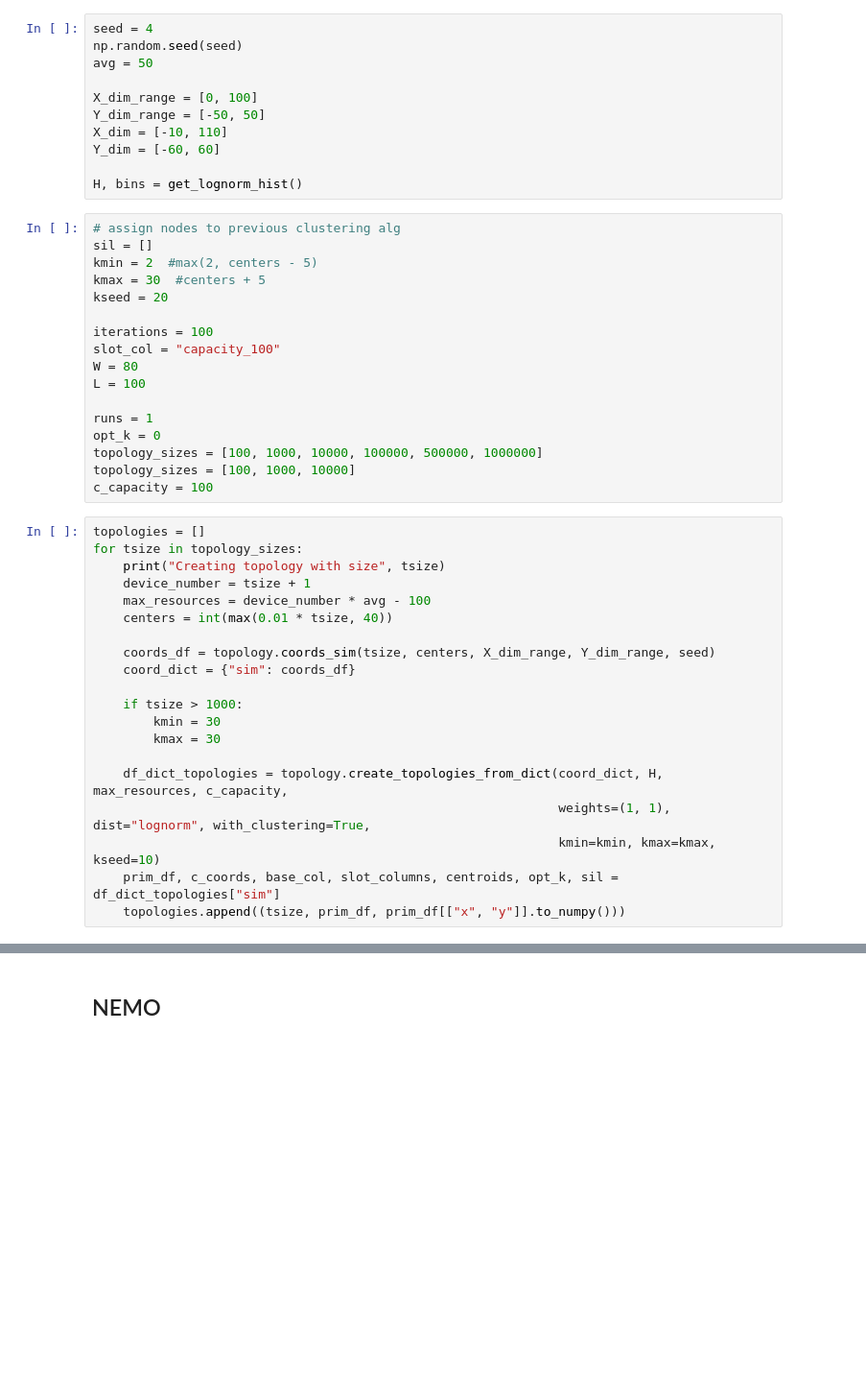
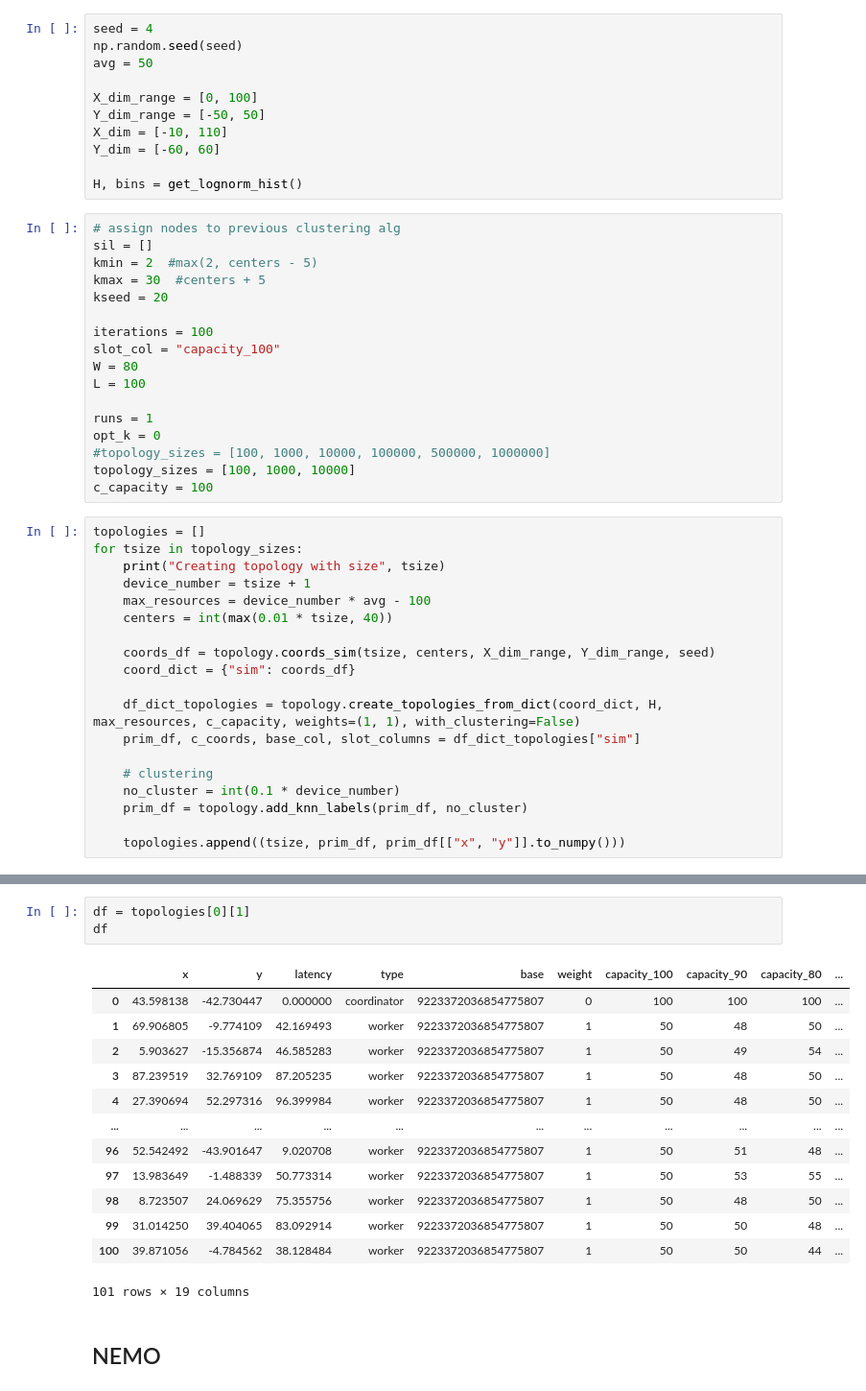
Before and after one commit to xchatzil/NEMO, a Jupyter notebook: notebooks/ScalabilityTests.ipynb, the cells around one changed output, grey strips where cells are left out. Shown: that part at 96% size. Drawn from its saved outputs; the diff is of its cells as text; blank space fills up the shorter version.

```diff
--- a/notebooks/ScalabilityTests.ipynb
+++ b/notebooks/ScalabilityTests.ipynb
@@ -43,7 +44,7 @@ L = 100
 
 runs = 1
 opt_k = 0
-topology_sizes = [100, 1000, 10000, 100000, 500000, 1000000]
+#topology_sizes = [100, 1000, 10000, 100000, 500000, 1000000]
 topology_sizes = [100, 1000, 10000]
 c_capacity = 100
 # %%
@@ -57,14 +58,13 @@ for tsize in topology_sizes:
     coords_df = topology.coords_sim(tsize, centers, X_dim_range, Y_dim_range, seed)
     coord_dict = {"sim": coords_df}
 
-    if tsize > 1000:
-        kmin = 30
-        kmax = 30
+    df_dict_topologies = topology.create_topologies_from_dict(coord_dict, H, max_resources, c_capacity, weights=(1, 1), with_clustering=False)
+    prim_df, c_coords, base_col, slot_columns = df_dict_topologies["sim"]
 
-    df_dict_topologies = topology.create_topologies_from_dict(coord_dict, H, max_resources, c_capacity,
-                                                              weights=(1, 1), dist="lognorm", with_clustering=True,
-                                                              kmin=kmin, kmax=kmax, kseed=10)
-    prim_df, c_coords, base_col, slot_columns, centroids, opt_k, sil = df_dict_topologies["sim"]
+    # clustering
+    no_cluster = int(0.1 * device_number)
+    prim_df = topology.add_knn_labels(prim_df, no_cluster)
+
     topologies.append((tsize, prim_df, prim_df[["x", "y"]].to_numpy()))
 # %% [output]
 Creating topology with size 100
@@ -81,4 +78,21 @@ Optimal k is 30
 Done
+# %%
+df = topologies[0][1]
+df
+# %% [output]
+|  | x | y | latency | type | base | weight | capacity_100 | capacity_90 | capacity_80 | ... |
+| 0 | 43.598138 | -42.730447 | 0.000000 | coordinator | 9223372036854775807 | 0 | 100 | 100 | 100 | ... |
+| 1 | 69.906805 | -9.774109 | 42.169493 | worker | 9223372036854775807 | 1 | 50 | 48 | 50 | ... |
+| 2 | 5.903627 | -15.356874 | 46.585283 | worker | 9223372036854775807 | 1 | 50 | 49 | 54 | ... |
+| 3 | 87.239519 | 32.769109 | 87.205235 | worker | 9223372036854775807 | 1 | 50 | 48 | 50 | ... |
+| 4 | 27.390694 | 52.297316 | 96.399984 | worker | 9223372036854775807 | 1 | 50 | 48 | 50 | ... |
+| ... | ... | ... | ... | ... | ... | ... | ... | ... | ... | ... |
+| 96 | 52.542492 | -43.901647 | 9.020708 | worker | 9223372036854775807 | 1 | 50 | 51 | 48 | ... |
+| 97 | 13.983649 | -1.488339 | 50.773314 | worker | 9223372036854775807 | 1 | 50 | 53 | 55 | ... |
+| 98 | 8.723507 | 24.069629 | 75.355756 | worker | 9223372036854775807 | 1 | 50 | 48 | 50 | ... |
+| 99 | 31.014250 | 39.404065 | 83.092914 | worker | 9223372036854775807 | 1 | 50 | 50 | 48 | ... |
+| 100 | 39.871056 | -4.784562 | 38.128484 | worker | 9223372036854775807 | 1 | 50 | 50 | 44 | ... |
+101 rows × 19 columns
 # %% [markdown]
 ## NEMO
 # %%
```
Also changed, not shown: parts of 3 cells of this notebook, 3 other files.
